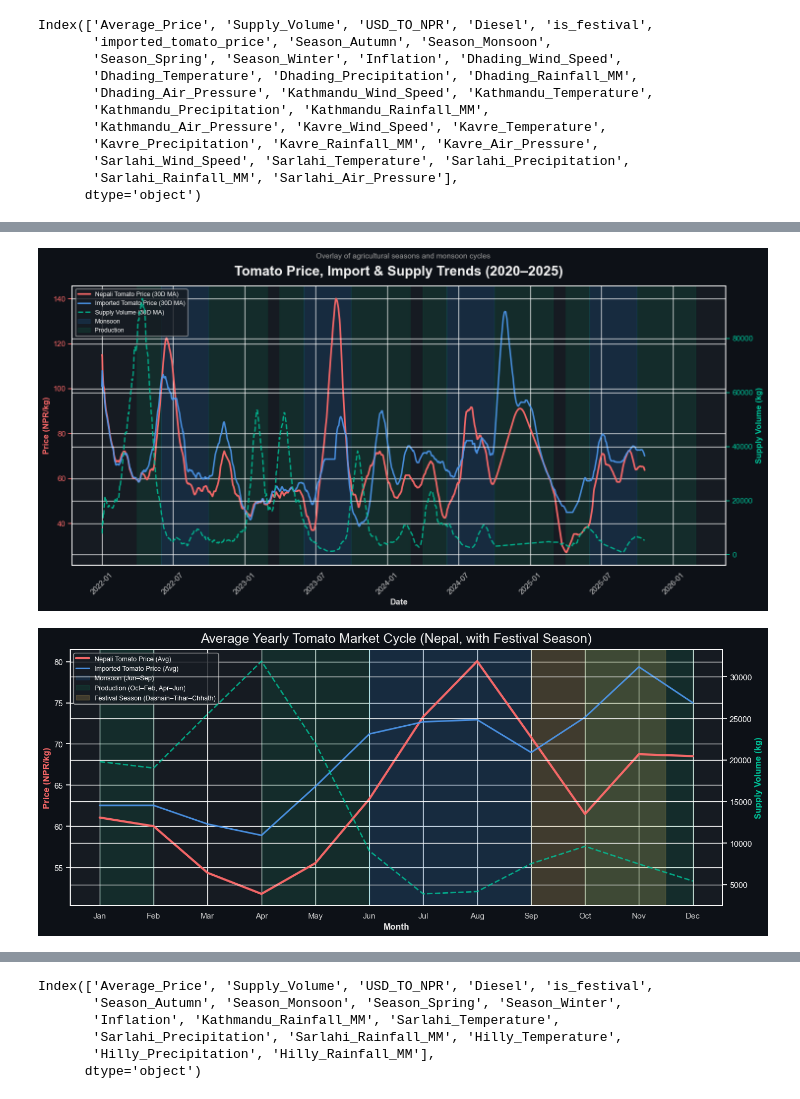
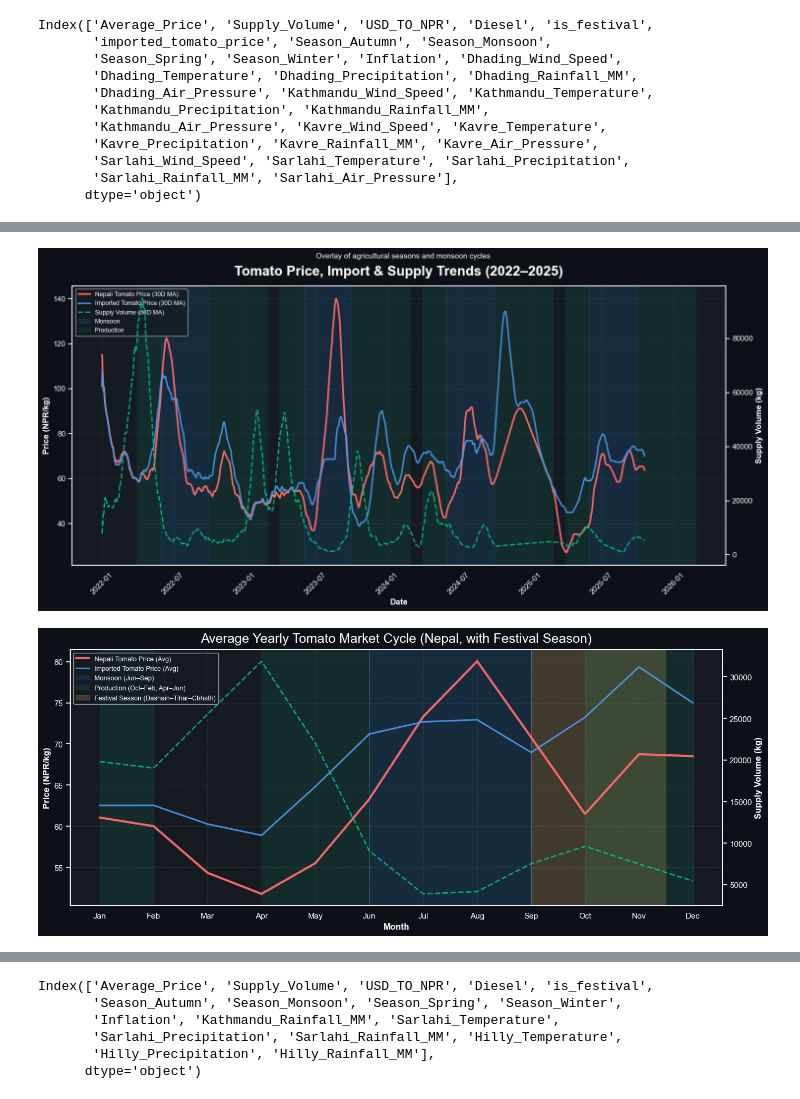
Before and after one commit to Samir4456/Tomato-Price-Predication, a Jupyter notebook: load_and_clean.ipynb, the cells around one changed output, grey strips where cells are left out. Saved outputs shown, nothing was run; the diff lists cells and outputs as text; code cells hidden in the pictures.

```diff
--- a/load_and_clean.ipynb
+++ b/load_and_clean.ipynb
@@ -131,17 +131,6 @@ df.loc[df['Supply_Volume'].isin(smallest_values)]
 # %%
 df.columns = df.columns.str.strip().str.replace(' ', '_').str.replace('-', '_')
 # %%
-"""
-=========================================================
-TOMATO PRICE–SUPPLY VISUALIZATION (WITH FESTIVAL SEASON)
-=========================================================
-
-Simplified festival overlay logic:
-- Removed individual Dashain/Tihar/Chhath shading from multi-year plot.
-- Added unified "Festival Season" shading in the yearly average plot
-  (Sept–Nov) to reflect overall demand surge period.
-"""
-
 import pandas as pd
 import matplotlib.pyplot as plt
 import matplotlib.patches as mpatches
@@ -158,7 +147,6 @@ if not isinstance(df_viz.index, pd.DatetimeIndex):
 df_viz['Nepali_Rolling'] = df_viz['Average_Price'].rolling(window=30, min_periods=1).mean()
 df_viz['Imported_Rolling'] = df_viz['imported_tomato_price'].rolling(window=30, min_periods=1).mean()
 df_viz['Supply_Rolling'] = df_viz['Supply_Volume'].rolling(window=30, min_periods=1).mean()
-
 
 # ======================================================
 # FIGURE 1 — Multi-Year Rolling Trend (NO FESTIVALS)
@@ -190,19 +178,22 @@ for year in df_viz.index.year.unique():
     ax1.axvspan(pd.Timestamp(f'{year}-04-01'), pd.Timestamp(f'{year}-06-01'),
                 color='#00FF99', alpha=0.08, zorder=0)
 
-# --- Labels and legend ---
-ax1.set_title("Tomato Price, Import & Supply Trends (2020–2025)",
-              fontsize=20, fontweight='bold', color='#F1F1F1', pad=15)
+# --- Labels and legend (text in white) ---
+ax1.set_title("Tomato Price, Import & Supply Trends (2022–2025)",
+              fontsize=20, fontweight='bold', color='white', pad=15)
 plt.suptitle("Overlay of agricultural seasons and monsoon cycles",
-             fontsize=11, color='#A0A0A0', y=0.92)
+             fontsize=11, color='white', y=0.92)
 
-ax1.set_xlabel("Date", fontsize=12, color='#E5E5E5', fontweight='bold')
-ax1.set_ylabel("Price (NPR/kg)", fontsize=12, color='#FF6B6B', fontweight='bold')
-ax2.set_ylabel("Supply Volume (kg)", fontsize=12, color='#00C49A', fontweight='bold')
+ax1.grid(color='white', linestyle='--', linewidth=0.5, alpha=0.15)  # subtle grid
+ax2.grid(False)  # optional: don't grid secondary axis, or match alpha=0.15 if you like
 
-ax1.tick_params(axis='x', colors='#CCCCCC', rotation=45)
-ax1.tick_params(axis='y', colors='#FF6B6B')
-ax2.tick_params(axis='y', colors='#00C49A')
+ax1.set_xlabel("Date", fontsize=12, color='white', fontweight='bold')
+ax1.set_ylabel("Price (NPR/kg)", fontsize=12, color='white', fontweight='bold')
+ax2.set_ylabel("Supply Volume (kg)", fontsize=12, color='white', fontweight='bold')
+
+ax1.tick_params(axis='x', colors='white', rotation=45)
+ax1.tick_params(axis='y', colors='white')
+ax2.tick_params(axis='y', colors='white')
 
 # --- Legend patches ---
 monsoon_patch = mpatches.Patch(color='#1E88E5', alpha=0.15, label='Monsoon (Jun–Sep)')
@@ -215,10 +206,11 @@ leg = ax1.legend(lines1 + lines2 + [monsoon_patch, prod_patch],
                  labels1 + labels2 + ['Monsoon', 'Production'],
                  loc='upper left', fontsize=9, frameon=True)
 leg.get_frame().set_facecolor('#161B22')
+for text in leg.get_texts():
+    text.set_color('white')
 
 plt.tight_layout(rect=[0, 0, 1, 0.95])
 plt.show()
-
 
 # ======================================================
 # FIGURE 2 — Average Yearly Cycle (WITH FESTIVAL SEASON)
@@ -234,41 +226,50 @@ ax1.set_facecolor('#161B22')
 
 # Plot
 ax1.plot(yearly_avg.index, yearly_avg['Average_Price'],
          color='#FF6B6B', linewidth=3, label='Nepali Tomato Price (Avg)', alpha=0.95)
 ax1.plot(yearly_avg.index, yearly_avg['imported_tomato_price'],
          color='#4E9AF1', linewidth=2.2, label='Imported Tomato Price (Avg)', alpha=0.9)
 
 ax2 = ax1.twinx()
 ax2.plot(yearly_avg.index, yearly_avg['Supply_Volume'],
          color='#00C49A', linewidth=2, linestyle='--', label='Supply Volume (Avg)', alpha=0.8)
 
 # --- Shading: monsoon, production, and unified festival period ---
 ax1.axvspan(6, 9, color='#1E88E5', alpha=0.15, label='Monsoon (Jun–Sep)')
 ax1.axvspan(10, 12, color='#00FF99', alpha=0.08)
 ax1.axvspan(1, 2, color='#00FF99', alpha=0.08)
 ax1.axvspan(4, 6, color='#00FF99', alpha=0.08, label='Production (Oct–Feb, Apr–Jun)')
 
+ax1.grid(color='white', linestyle='--', linewidth=0.5, alpha=0.15)  # subtle grid
+ax2.grid(False)  # optional: don't grid secondary axis, or match alpha=0.15 if you like
+
+# FIGURE 2 — Average Yearly Cycle
+ax1.grid(color='white', linestyle='--', linewidth=0.5, alpha=0.15)  # subtle grid
+ax2.grid(False)
+
 # Unified Festival Season (Sept–Nov)
 ax1.axvspan(9, 11.5, color='#FFD166', alpha=0.18, label='Festival Season (Dashain–Tihar–Chhath)')
 
-# --- Labels ---
+# --- Labels (text in white) ---
 ax1.set_xticks(range(1, 13))
-ax1.set_xticklabels(['Jan','Feb','Mar','Apr','May','Jun','Jul','Aug','Sep','Oct','Nov','Dec'], color='#CCCCCC')
+ax1.set_xticklabels(['Jan','Feb','Mar','Apr','May','Jun','Jul','Aug','Sep','Oct','Nov','Dec'], color='white')
 
 ax1.set_title("Average Yearly Tomato Market Cycle (Nepal, with Festival Season)",
-              fontsize=18, color='#F1F1F1', pad=10)
-ax1.set_xlabel("Month", fontsize=12, color='#E5E5E5', fontweight='bold')
-ax1.set_ylabel("Price (NPR/kg)", fontsize=12, color='#FF6B6B', fontweight='bold')
-ax2.set_ylabel("Supply Volume (kg)", fontsize=12, color='#00C49A', fontweight='bold')
+              fontsize=18, color='white', pad=10)
+ax1.set_xlabel("Month", fontsize=12, color='white', fontweight='bold')
+ax1.set_ylabel("Price (NPR/kg)", fontsize=12, color='white', fontweight='bold')
+ax2.set_ylabel("Supply Volume (kg)", fontsize=12, color='white', fontweight='bold')
 
 leg = ax1.legend(loc='upper left', fontsize=9, frameon=True)
 leg.get_frame().set_facecolor('#161B22')
+for text in leg.get_texts():
+    text.set_color('white')
 
 plt.tight_layout()
 plt.show()
 # %% [output]
-[figure, old version]
+[figure, new version]
-[figure, old version]
+[figure, new version]
 # %%
 # --- Copy dataframe for visualization ---
 df_viz = df.copy()
```
Also changed, not shown: parts of 8 cells of this notebook, 37 other files.
